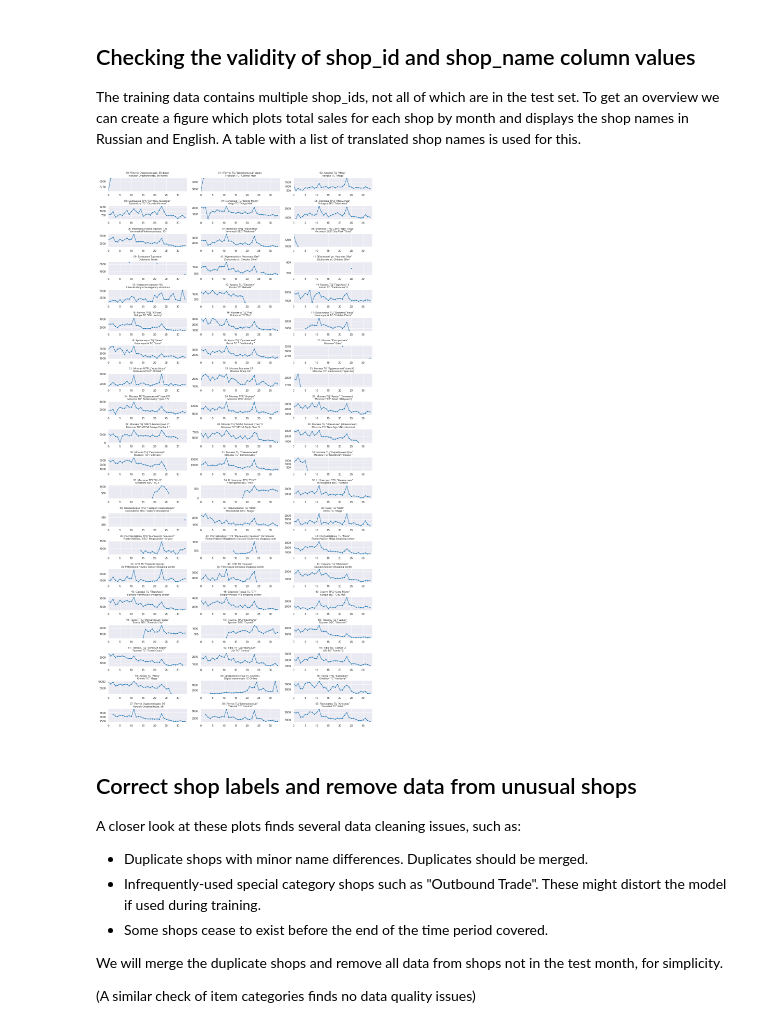
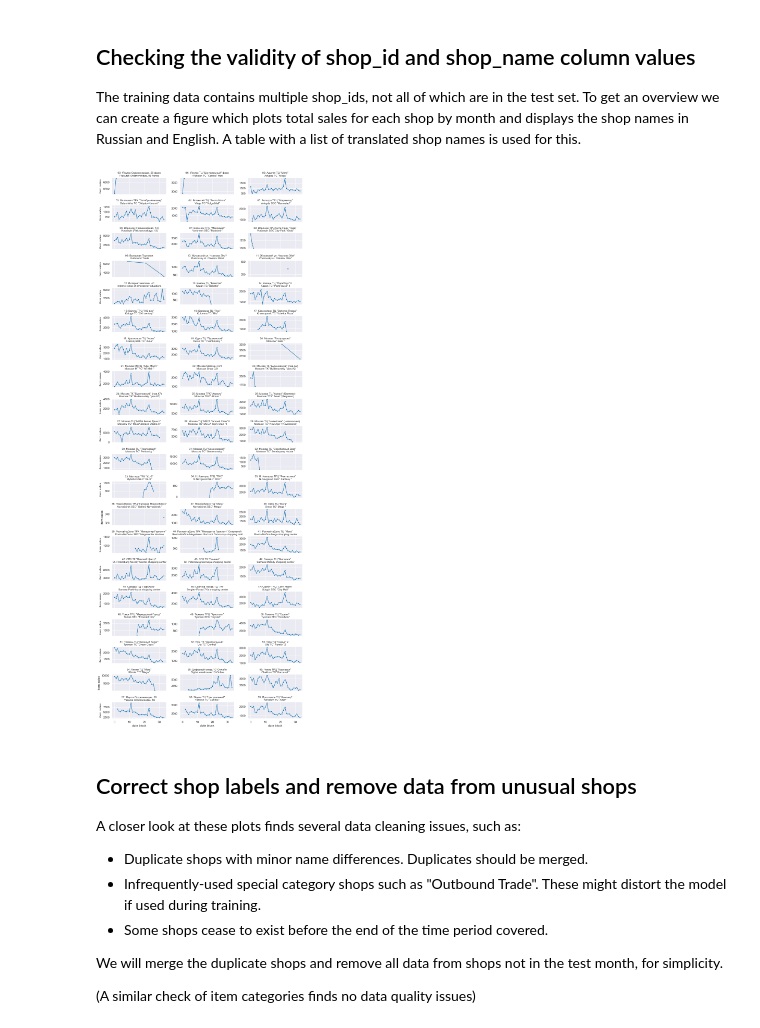
Before and after one commit to grantsut/1C-Company-EDA, a Jupyter notebook: EDA-1C-Company.ipynb, the cells around one changed output. Saved outputs shown, nothing was run; the diff lists cells and outputs as text; code cells hidden in the pictures.

```diff
--- a/EDA-1C-Company.ipynb
+++ b/EDA-1C-Company.ipynb
@@ -330,31 +260,44 @@ train = train[(train["item_cnt_day"] > 0) & (train["item_cnt_day"] < 1000)]
 # %% [markdown]
 ## Checking the validity of shop_id and shop_name column values
 The training data contains multiple shop_ids, not all of which are in the test set. To get an overview we can create a figure which plots total sales for each shop by month and displays the shop names in Russian and English. A table with a list of translated shop names is used for this.
-# %%
-def sales_by_shop():
-    shops = pd.read_csv("../input/predict-future-sales-extra/shops_extra.csv")
-    shops["shop_name_trans"] = shops["shop_name"] + " \n" + shops["shop_name_en"]
-    shopnamedict = {
-        id: f"{id:02}: {name}"
-        for name, id in zip(list(shops["shop_name_trans"]), list(shops["shop_id"]))
-    }
-
-    ts = train.groupby(["date_block_num", "shop_id"])["item_cnt_day"].sum()
-    ts = ts.reset_index()
-    ts["shop_name_trans"] = ts["shop_id"].map(shopnamedict)
-    tsp = ts.pivot(index="date_block_num", columns="shop_name_trans", values="item_cnt_day")
-    fig, axes = plt.subplots(20, 3, figsize=(15, 30))
-    for i, shop_name in enumerate(tsp.columns):
-        idx = divmod(i, axes.shape[1])
-        axes[idx[0]][idx[1]].plot(tsp.index, tsp.loc[:, shop_name], marker=".")
-        axes[idx[0]][idx[1]].set_xlim(0, 34)
-        axes[idx[0]][idx[1]].set_title(shop_name, fontsize=10)
-    fig.tight_layout()
-
-
-sales_by_shop()
-# %% [output]
-[figure, removed]
+# %%
+def sales_by_shop():
+    shopsext = pd.read_csv("../input/predict-future-sales-extra/shops_extra.csv")
+    shopnamedict = {
+        id: f"{id:02}: {rus + chr(10) + eng}"
+        for rus, eng, id in zip(
+            list(shopsext["shop_name"]),
+            list(shopsext["shop_name_en"]),
+            list(shopsext["shop_id"]),
+        )
+    }
+    train["shop_name_trans"] = train["shop_id"].map(shopnamedict)
+    fg = sns.relplot(
+        data=train.groupby(["date_block_num", "shop_name_trans"])["item_cnt_day"]
+        .sum()
+        .reset_index()
+        .sort_values("shop_name_trans"),
+        x="date_block_num",
+        y="item_cnt_day",
+        col="shop_name_trans",
+        col_wrap=3,
+        height=1.5,
+        aspect=2.5,
+        kind="line",
+        marker=".",
+        markersize=10,
+        facet_kws={"sharey": False},
+    )
+    _ = (
+        fg.set_titles("{col_name}", size="small")
+        .set_ylabels("item sales")
+        .set_xlabels("date block")
+    )
+
+
+sales_by_shop()
+# %% [output]
+[figure, added]
 # %% [markdown]
 ## Correct shop labels and remove data from unusual shops
 A closer look at these plots finds several data cleaning issues, such as:
```
Also changed, not shown: parts of 22 cells of this notebook.
